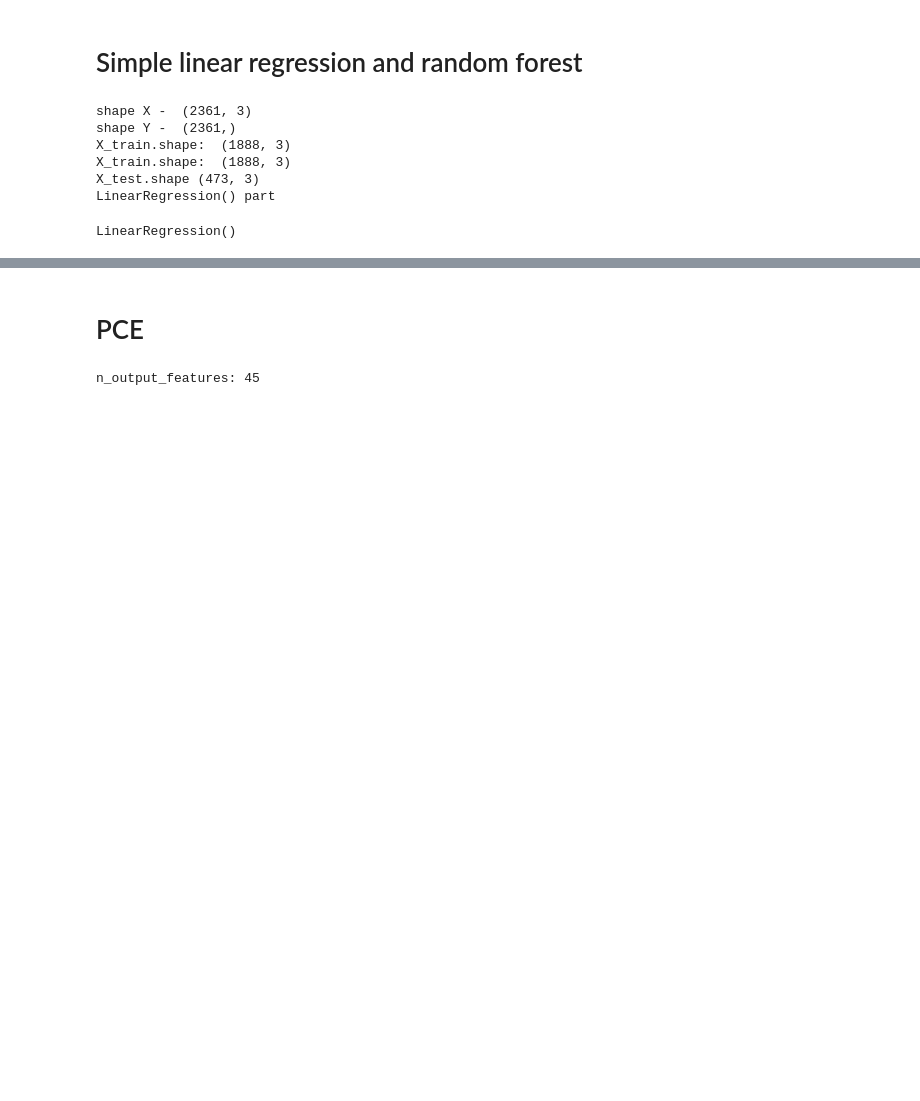
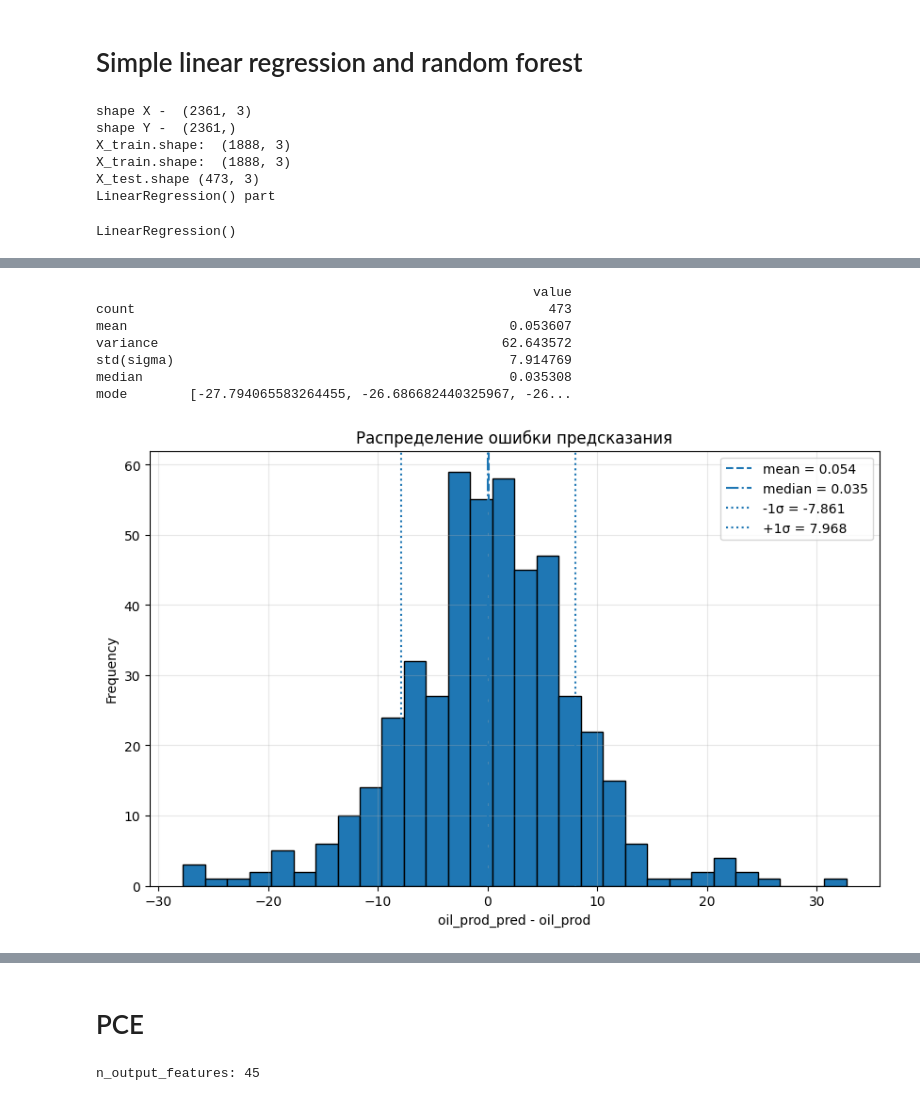
Before and after one commit to DmitrySavinskikh/graduate-paper-code, a Jupyter notebook: ml_part.ipynb, the cells around one changed output, grey strips where cells are left out. Saved outputs shown, nothing was run; the diff lists cells and outputs as text; code cells hidden in the pictures; blank space fills up the shorter version.

Commit message:
added stat part

```diff
--- a/ml_part.ipynb
+++ b/ml_part.ipynb
@@ -168,0 +245,6 @@ dtype: float64
+# %%
+test_df = X_test
+
+test_df['oil_prod_pred'] = y_pred_rf
+test_df['oil_prod'] = y_test
+test_df
@@ -168,0 +265,38 @@ dtype: float64
+# %%
+test_df['diff'] = test_df['oil_prod_pred'] - test_df['oil_prod']
+
+diff = test_df['diff']
+
+stats = {
+    'count': diff.count(),
+    'mean': diff.mean(),
+    'variance': diff.var(),
+    'std(sigma)': diff.std(),
+    'median': diff.median(),
+    'mode': diff.mode().tolist()
+}
+
+stats_df = pd.DataFrame.from_dict(stats, orient='index', columns=['value'])
+print(stats_df)
+
+plt.figure(figsize=(10, 6))
+plt.hist(diff, bins=30, edgecolor='black')
+plt.axvline(diff.mean(), linestyle='--', label=f'mean = {diff.mean():.3f}')
+plt.axvline(diff.median(), linestyle='-.', label=f'median = {diff.median():.3f}')
+plt.axvline(diff.mean() - diff.std(), linestyle=':', label=f'-1σ = {diff.mean() - diff.std():.3f}')
+plt.axvline(diff.mean() + diff.std(), linestyle=':', label=f'+1σ = {diff.mean() + diff.std():.3f}')
+plt.xlabel('oil_prod_pred - oil_prod')
+plt.ylabel('Frequency')
+plt.title('Распределение ошибки предсказания')
+plt.legend()
+plt.grid(True, alpha=0.3)
+plt.show()
+# %% [output]
+                                                        value
+count                                                     473
+mean                                                 0.053607
+variance                                            62.643572
+std(sigma)                                           7.914769
+median                                               0.035308
+mode        [-27.794065583264455, -26.686682440325967, -26...
+[figure, added]
```
Also changed, not shown: parts of 21 cells of this notebook.
